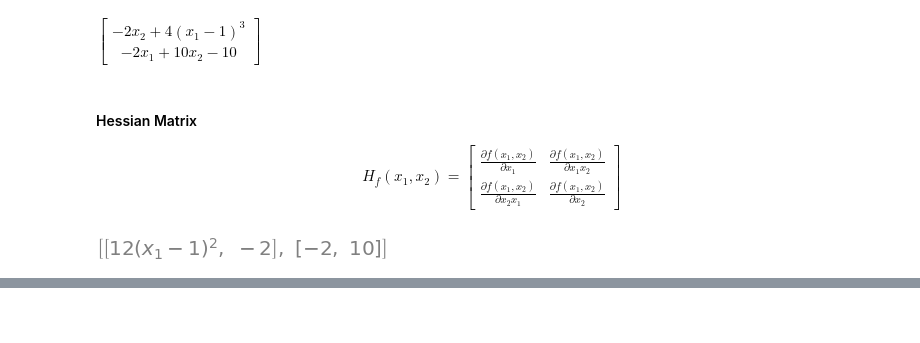
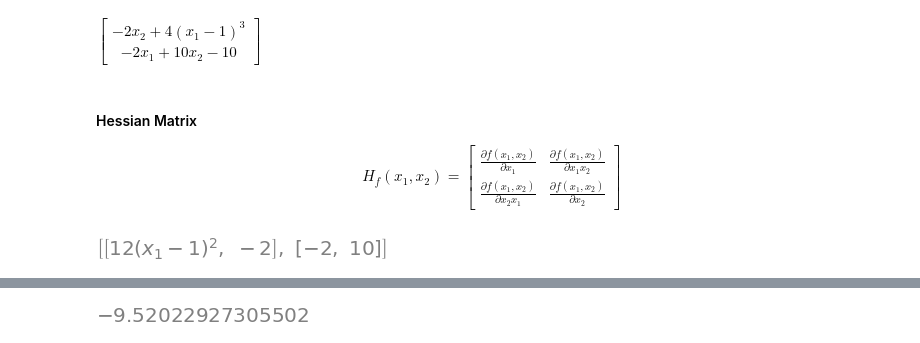
Before and after one commit to nickovchinnikov/NumericalPython, a Jupyter notebook: 5 Optimization/3 Unconstrained Multivariate Optimization.ipynb, the cells around one changed output, grey strips where cells are left out. Drawn from its saved outputs; the diff is of its cells as text; code cells hidden in the pictures; blank space fills up the shorter version.

```diff
--- a/5 Optimization/3 Unconstrained Multivariate Optimization.ipynb
+++ b/5 Optimization/3 Unconstrained Multivariate Optimization.ipynb
@@ -145,0 +230,3 @@ f_x_hess_lmbda = sympy.lambdify((x1, x2), f_x_hess, 'numpy')
+# %%
+x_opt = optimize.fmin_bfgs(f, x_start)
+x_opt
@@ -145,0 +240,4 @@ f_x_hess_lmbda = sympy.lambdify((x1, x2), f_x_hess, 'numpy')
+# %%
+f(x_opt)
+# %% [output]
+[figure, added]
```
Also changed, not shown: parts of 30 cells of this notebook.
